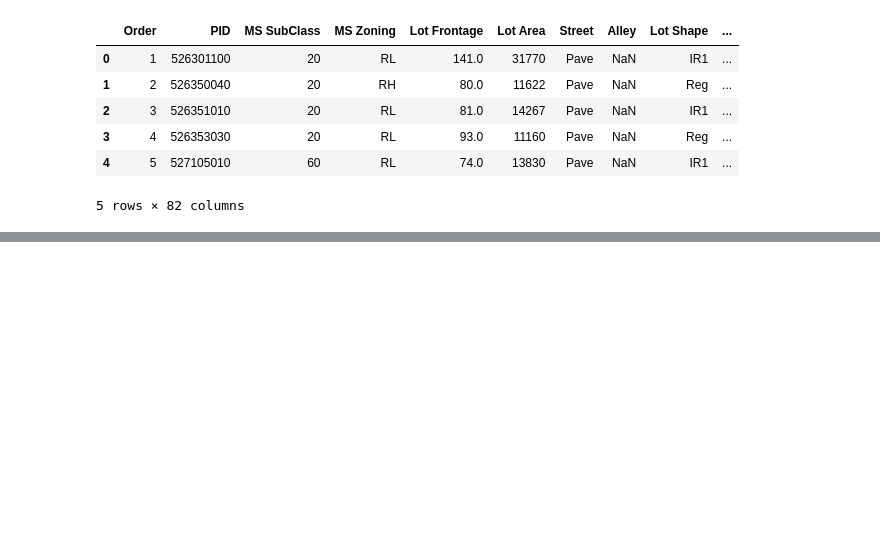
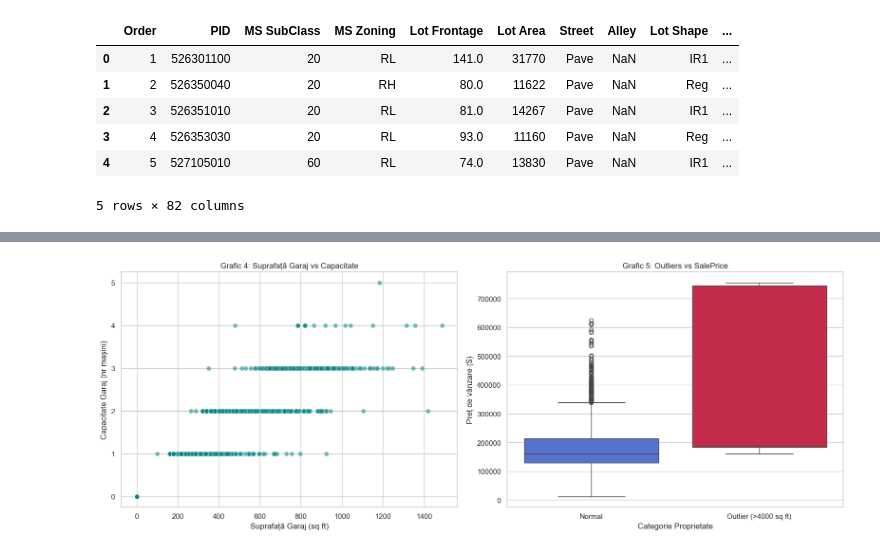
Before and after one commit to alle19/AmesHousing_EDA_ML, a Jupyter notebook: L1_EDA.ipynb, the cells around one changed output, grey strips where cells are left out. Drawn from its saved outputs; the diff is of its cells as text; code cells hidden in the pictures; blank space fills up the shorter version.

```diff
--- a/L1_EDA.ipynb
+++ b/L1_EDA.ipynb
@@ -36,0 +221,38 @@ Setul de date are 2930 rânduri și 82 coloane.
+# %%
+# Coloană temporară de etichetare a anomaliilor pentru Graficul 5
+df['Is_Outlier'] = df['Gr Liv Area'].apply(lambda x: 'Outlier (>4000 sq ft)' if x > 4000 else 'Normal')
+
+fig, axes = plt.subplots(1, 2, figsize=(16, 6))
+
+# Grafic 4: Suprafață Garaj vs Capacitate
+sns.scatterplot(
+    data=df,
+    x='Garage Area',
+    y='Garage Cars',
+    alpha=0.5,
+    color='teal',
+    s=50,
+    ax=axes[0]
+)
+axes[0].set_title('Grafic 4: Suprafață Garaj vs Capacitate')
+axes[0].set_xlabel('Suprafață Garaj (sq ft)')
+axes[0].set_ylabel('Capacitate Garaj (nr mașini)')
+
+# Grafic 5: Outliers vs SalePrice
+sns.boxplot(
+    data=df,
+    x='Is_Outlier',
+    y='SalePrice',
+    hue='Is_Outlier',
+    palette=['royalblue', 'crimson'],
+    legend=False,
+    ax=axes[1]
+)
+axes[1].set_title('Grafic 5: Outliers vs SalePrice')
+axes[1].set_xlabel('Categorie Proprietate')
+axes[1].set_ylabel('Preț de vânzare ($)')
+
+plt.tight_layout()
+plt.show()
+# %% [output]
+[figure, added]
```
Also changed, not shown: parts of 14 cells of this notebook.
